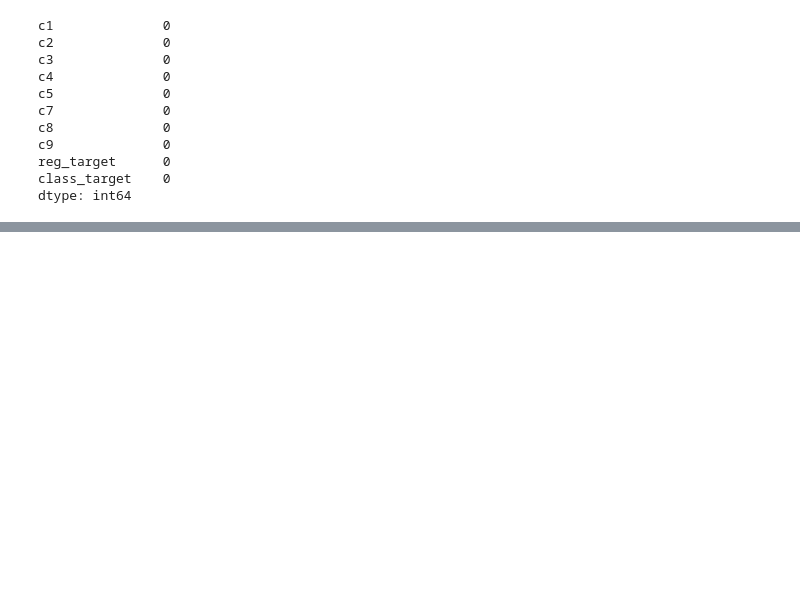
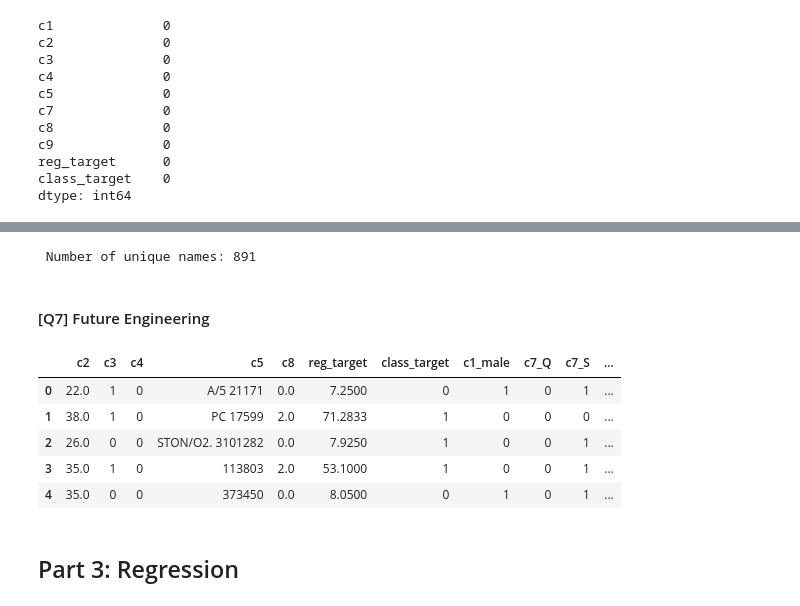
Before and after one commit to AnSloge/HKUST-COMP4211-Programming-Assignment-1, a Jupyter notebook: analysis.ipynb, the cells around one changed output, grey strips where cells are left out. Saved outputs shown, nothing was run; the diff lists cells and outputs as text; code cells hidden in the pictures; blank space fills up the shorter version.

Commit message:
Start of Part 3: Regression

```diff
--- a/analysis.ipynb
+++ b/analysis.ipynb
@@ -335,29 +337,35 @@ dtype: int64
 # %%
-# Assuming 'c2' is the first-in-order numerical feature
 first_feature = 'c2'
 
 # Display the first 10 samples before processing
 print("Before processing:")
 print(df[first_feature].head(10))
 
-# StandardScaler
+# Create a new dataframe that will not include the scaled values
+df_scaled = df.copy()  # Create a copy of the original dataframe
+
+# Standard Scaling
 standard_scaler = StandardScaler()
-df[first_feature + '_standard'] = standard_scaler.fit_transform(df[[first_feature]])
+df_scaled[first_feature + '_standard'] = standard_scaler.fit_transform(df[[first_feature]])
 
-# MinMaxScaler
+# Min-Max Scaling
 minmax_scaler = MinMaxScaler()
-df[first_feature + '_minmax'] = minmax_scaler.fit_transform(df[[first_feature]])
+df_scaled[first_feature + '_minmax'] = minmax_scaler.fit_transform(df[[first_feature]])
 
-# RobustScaler
+# Robust Scaling
 robust_scaler = RobustScaler()
-df[first_feature + '_robust'] = robust_scaler.fit_transform(df[[first_feature]])
+df_scaled[first_feature + '_robust'] = robust_scaler.fit_transform(df[[first_feature]])
 
-# Display the first 10 samples after processing
+# Display the first 10 samples after processing in the new dataframe
 print("\nAfter processing with StandardScaler:")
-print(df[first_feature + '_standard'].head(10))
+print(df_scaled[first_feature + '_standard'].head(10))
 
 print("\nAfter processing with MinMaxScaler:")
-print(df[first_feature + '_minmax'].head(10))
+print(df_scaled[first_feature + '_minmax'].head(10))
 
 print("\nAfter processing with RobustScaler:")
-print(df[first_feature + '_robust'].head(10))
+print(df_scaled[first_feature + '_robust'].head(10))
+
+# Show the first few rows of the new dataframe (scaled dataframe)
+print("\nThe new dataframe with scaled features:")
+print(df_scaled.head(10))
@@ -363,0 +462,29 @@ print(df[first_feature + '_robust'].head(10))
+# %%
+# All names are unique, hence unecessary to incldue when modelling
+unique_names = df["c9"].nunique()
+print(f' Number of unique names: {unique_names}')
+# %% [output]
+ Number of unique names: 891
+# %% [markdown]
+#### [Q7] Future Engineering
+# %%
+titles = ['Mr.', 'Mrs.', 'Master.', 'Miss.'] # all possible features
+
+# Initialize new binary columns in the DataFrame for each title
+for title in titles:
+    df[title] = df['c9'].apply(lambda x: 1 if title in x.split() else 0)
+
+# Remove the original 'c9' column
+df.drop('c9', axis=1, inplace=True)
+
+# View the modified DataFrame with the new binary title columns
+df.head()
+# %% [output]
+|  | c2 | c3 | c4 | c5 | c8 | reg_target | class_target | c1_male | c7_Q | c7_S | ... |
+| 0 | 22.0 | 1 | 0 | A/5 21171 | 0.0 | 7.2500 | 0 | 1 | 0 | 1 | ... |
+| 1 | 38.0 | 1 | 0 | PC 17599 | 2.0 | 71.2833 | 1 | 0 | 0 | 0 | ... |
+| 2 | 26.0 | 0 | 0 | STON/O2. 3101282 | 0.0 | 7.9250 | 1 | 0 | 0 | 1 | ... |
+| 3 | 35.0 | 1 | 0 | 113803 | 2.0 | 53.1000 | 1 | 0 | 0 | 1 | ... |
+| 4 | 35.0 | 0 | 0 | 373450 | 0.0 | 8.0500 | 0 | 1 | 0 | 1 | ... |
+# %% [markdown]
+## Part 3: Regression
```
Also changed, not shown: parts of 8 cells of this notebook, 1 other file.
